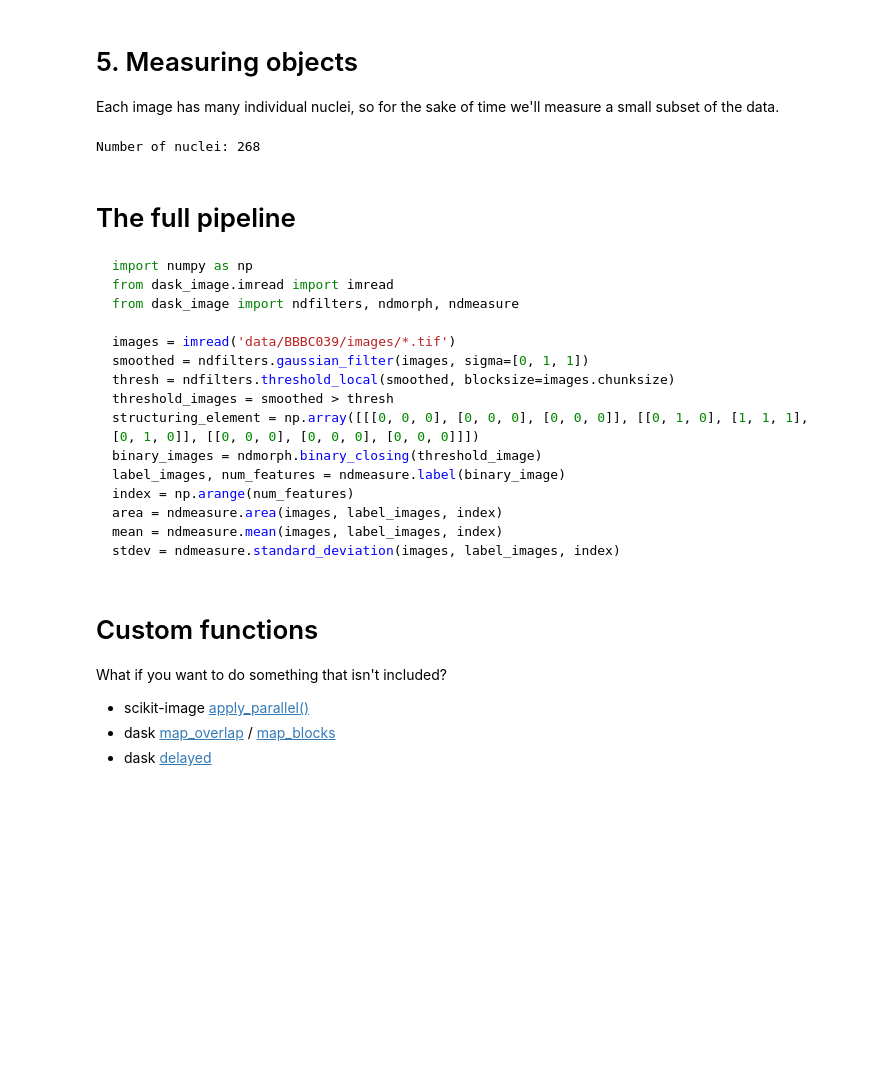
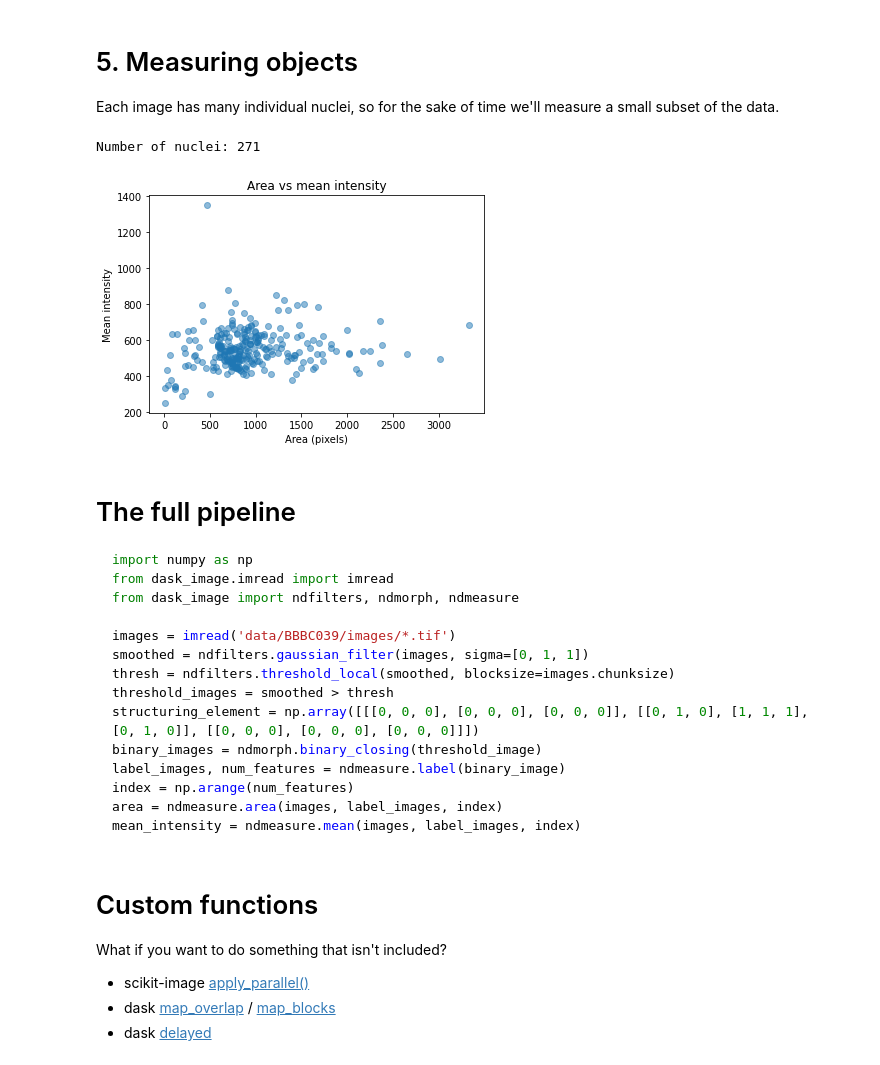
Before and after one commit to GenevieveBuckley/dask-image-talk-2020, a Jupyter notebook: presentation.ipynb, the cells around one changed output. Cells and saved outputs as stored; diff of their text form; code cells hidden in the pictures; blank space fills up the shorter version.

````diff
--- a/presentation.ipynb
+++ b/presentation.ipynb
@@ -163,7 +163,7 @@ structuring_element = np.array([
     [[0, 0, 0], [0, 0, 0], [0, 0, 0]],
     [[0, 1, 0], [1, 1, 1], [0, 1, 0]],
     [[0, 0, 0], [0, 0, 0], [0, 0, 0]]])
-binary_images = ndmorph.binary_opening(threshold_images structure=structuring_element)
+binary_images = ndmorph.binary_opening(threshold_images, structure=structuring_element)
 # %% [markdown]
 # 5. Measuring objects
 Each image has many individual nuclei, so for the sake of time we'll measure a small subset of the data.
@@ -172,10 +172,10 @@ from dask_image import ndmeasure
 
 # Create labelled mask
 label_images, num_features = ndmeasure.label(binary_images[:3], structuring_element)
-index = np.arange(num_features)
+index = np.arange(num_features - 1) + 1
 print("Number of nuclei:", num_features.compute())
 # %% [output]
-Number of nuclei: 268
+Number of nuclei: 271
 # %%
 # Let's look at the labels
 viewer.add_labels(label_images)
@@ -188,3 +187,10 @@ stdev_intensity = ndmeasure.standard_deviation(images[:3], label_images, index)
+# %%
+# Run computation and plot results
+plt.scatter(area, mean_intensity, alpha=0.5)
+plt.gca().update(dict(title="Area vs mean intensity", xlabel='Area (pixels)', ylabel='Mean intensity'))
+plt.show()
+# %% [output]
+[figure, added]
 # %% [markdown]
 # The full pipeline
 
@@ -202,8 +208,7 @@ binary_images = ndmorph.binary_closing(threshold_image)
 label_images, num_features = ndmeasure.label(binary_image)
 index = np.arange(num_features)
 area = ndmeasure.area(images, label_images, index)
-mean = ndmeasure.mean(images, label_images, index)
-stdev = ndmeasure.standard_deviation(images, label_images, index)
+mean_intensity = ndmeasure.mean(images, label_images, index)
 ```
 # %% [markdown]
 # Custom functions
````
Also changed, not shown: parts of 1 cell of this notebook.
